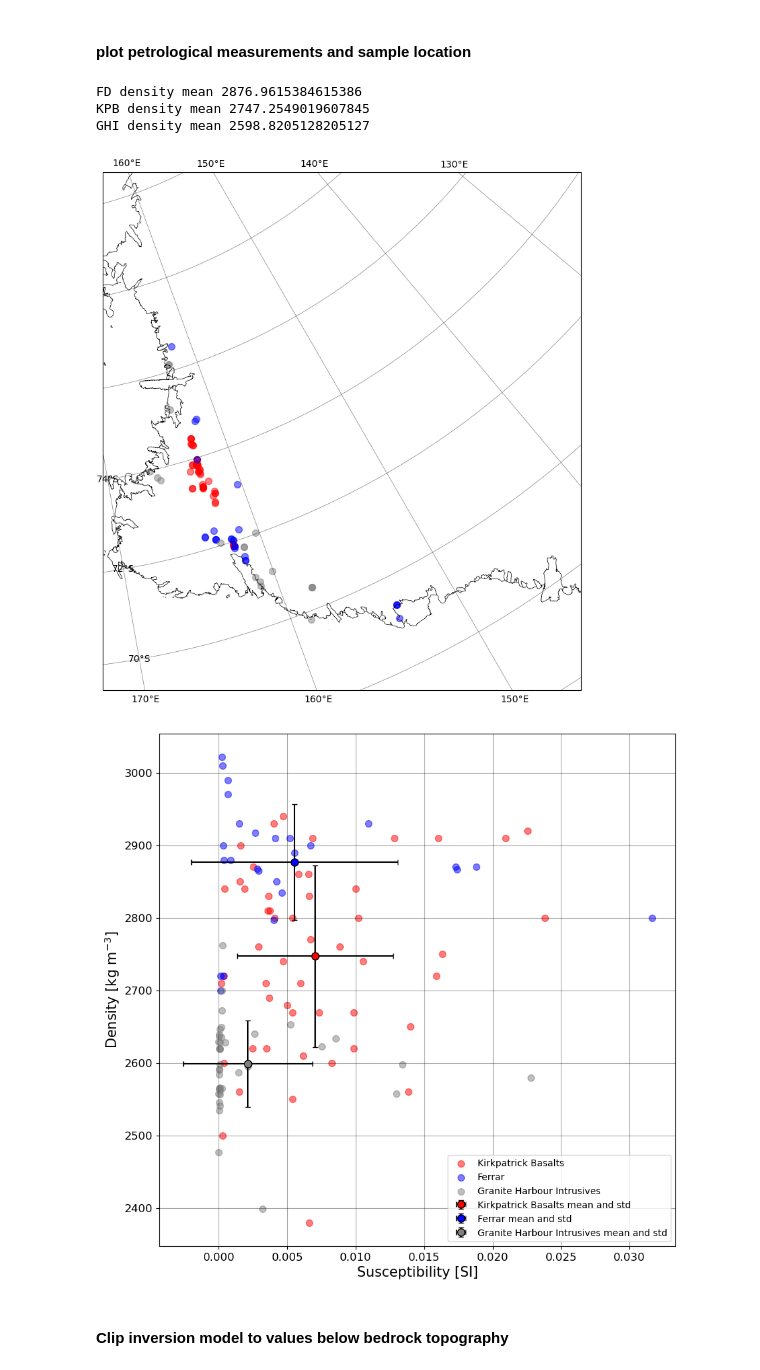
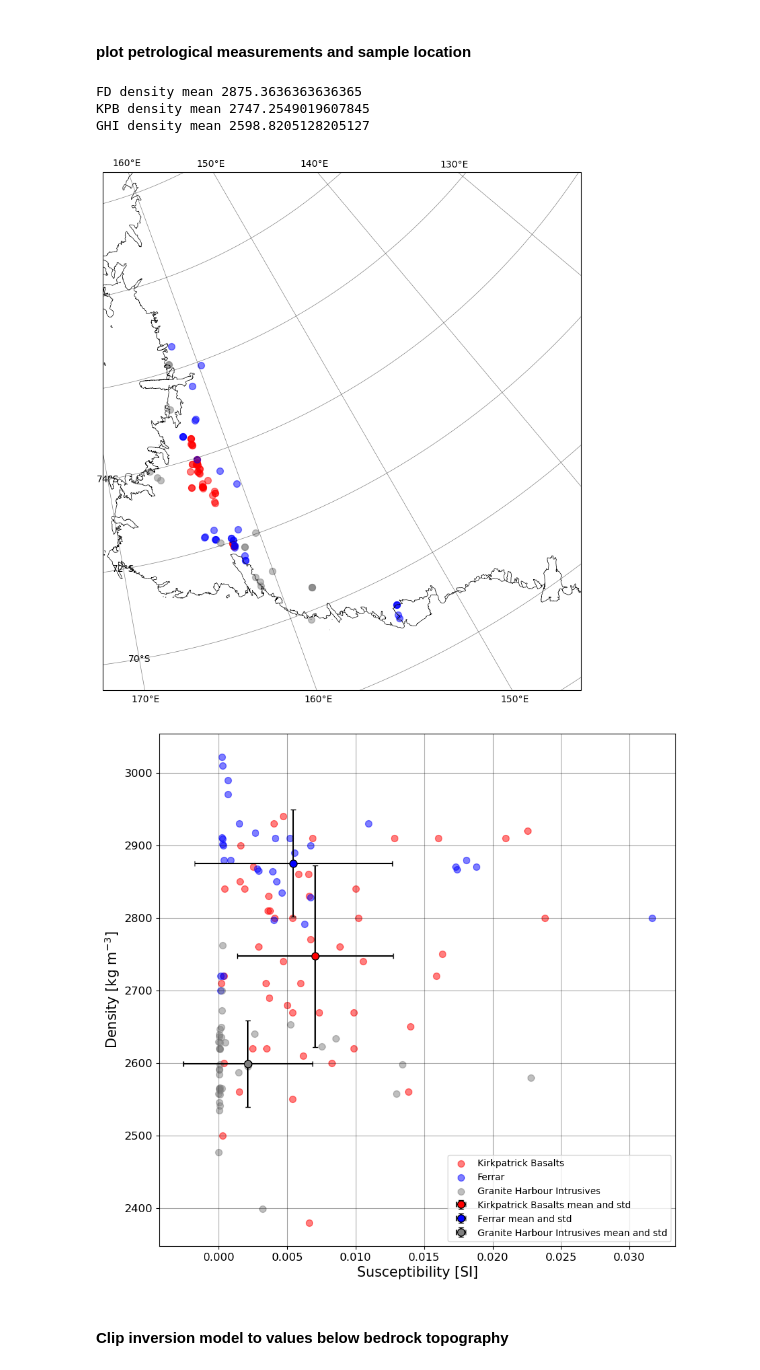
Before and after one commit to MaximilianLowe/Local_inversion_and_rock_properties_nVL_GJI_2024, a Jupyter notebook: jupyter_notebook_2_Illustrate_magnetic_inversion_Mesa_Range.ipynb, the cells around one changed output. Cells and saved outputs as stored; diff of their text form; code cells hidden in the pictures.

```diff
--- a/jupyter_notebook_2_Illustrate_magnetic_inversion_Mesa_Range.ipynb
+++ b/jupyter_notebook_2_Illustrate_magnetic_inversion_Mesa_Range.ipynb
@@ -709,8 +640,8 @@ ax1 = plt.subplot(1, 1, 1)
 NAPA_Kirkpatrick_Basalts_basalt_only_ps_gpdf.plot(
     kind="scatter",
     ax=ax1,
-    x="susceptibility average [10-3 SI]",
-    y="density [g/cm^3]",
+    x="susceptibility_average (10-3 SI)",
+    y="density (g/cm^3)",
     marker="o",
     s=50,
     c="red",
@@ -734,8 +665,8 @@ plt.errorbar(
 NAPA_Ferrar_dolerite_only_ps_gpdf.plot(
     kind="scatter",
     ax=ax1,
-    x="susceptibility average [10-3 SI]",
-    y="density [g/cm^3]",
+    x="susceptibility_average (10-3 SI)",
+    y="density (g/cm^3)",
     marker="o",
     s=50,
     c="blue",
@@ -759,8 +690,8 @@ plt.errorbar(
 NAPA_GHI__granite_only_ps_gpdf.plot(
     kind="scatter",
     ax=ax1,
-    x="susceptibility average [10-3 SI]",
-    y="density [g/cm^3]",
+    x="susceptibility_average (10-3 SI)",
+    y="density (g/cm^3)",
     marker="o",
     s=50,
     c="gray",
@@ -773,36 +704,36 @@ plt.errorbar(
     NAPA_GHI_density_mean,
     xerr=NAPA_GHI_sus_std,
     yerr=NAPA_GHI_density_std,
     fmt="ko",
     markersize=8,
     markerfacecolor="gray",
     markeredgecolor="k",
     capsize=3,
     label="Granite Harbour Intrusives mean and std",
 )
 
 ax1.grid(visible=True, which="major", color="k", linestyle="-", alpha=0.35)
 ax1.set_xlabel("Susceptibility [SI]", fontsize=15)
 ax1.set_ylabel("Density [kg m$^{-3}$]", fontsize=15)
 plt.xticks(fontsize=12)
 plt.yticks(fontsize=12)
 plt.legend(loc="lower right")
 plt.savefig(
     export_fig_path + "sus_dens_crossplot_KPB_Ferra_GHI",
     dpi=300,
     facecolor=figure1.get_facecolor(),
     transparent=True,
 )
 
 print("FD density mean", NAPA_Ferrar_density_mean)
 print("KPB density mean", NAPA_Kirkpatrick_Basalts_density_mean)
 print("GHI density mean", NAPA_GHI_density_mean)
 # %% [output]
-FD density mean 2876.9615384615386
+FD density mean 2875.3636363636365
 KPB density mean 2747.2549019607845
 GHI density mean 2598.8205128205127
-[figure, old version]
+[figure, new version]
-[figure, old version]
+[figure, new version]
 # %% [markdown]
 #### Clip inversion model to values below bedrock topography
 # %%
```
Also changed, not shown: parts of 9 cells of this notebook, 7 other files.
